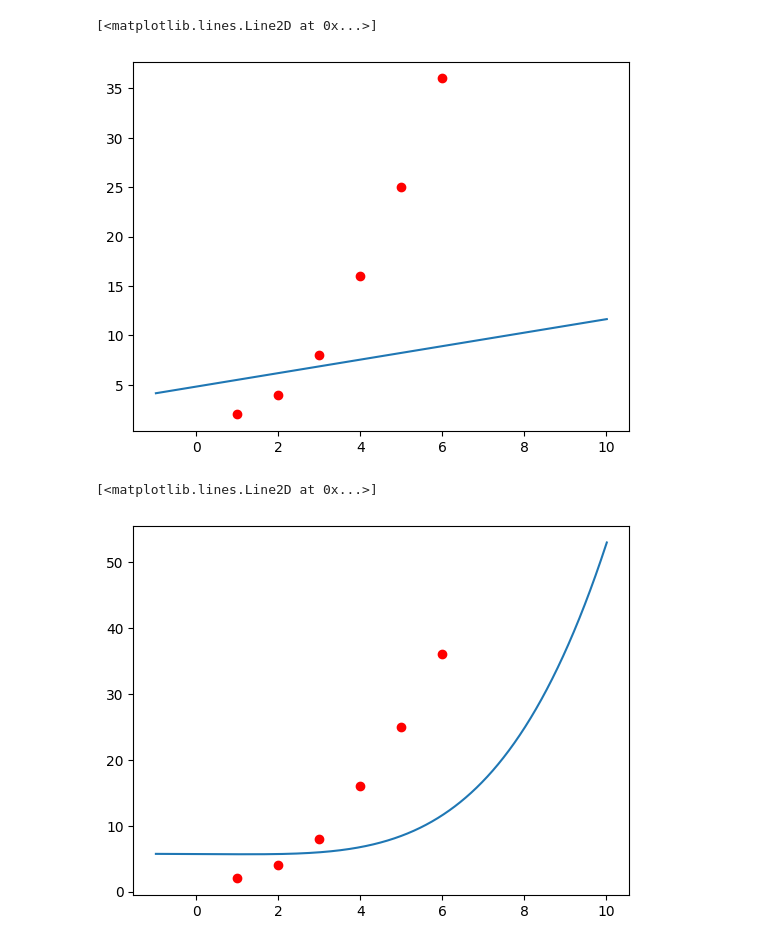
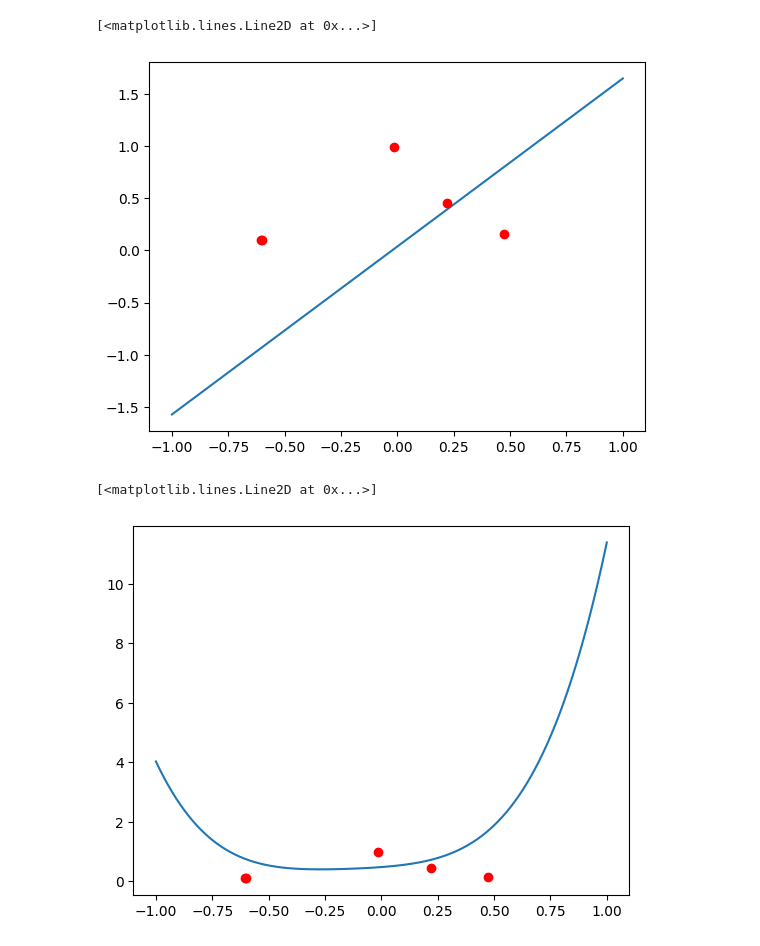
Before and after one commit to Laxharoth/cimat-semester-1, a Jupyter notebook: metodos_numericos/interpolacion/graph_aprox.ipynb, the cells around one changed output. Cells and saved outputs as stored; diff of their text form; code cells hidden in the pictures.

Commit message:
different files to generate graph

```diff
--- a/metodos_numericos/interpolacion/graph_aprox.ipynb
+++ b/metodos_numericos/interpolacion/graph_aprox.ipynb
@@ -9,15 +5,19 @@ realy = np.array([2,4,8,16,25,36])
+# %%
+xs = red.read_vec('vec_out/xs.vec')
+realx = red.read_vec('vec_out/fn1xs_point5.vec')
+realy = red.read_vec('vec_out/fn1ys_point5.vec')
 # %%
-ys = red.read_vec('vec_out/line_ys.vec')
+ys = red.read_vec('vec_out/fn1line_ys5.vec')
 plt.plot(xs, ys)
 plt.plot(realx, realy, 'ro')
 # %% [output]
 [<matplotlib.lines.Line2D at 0x...>]
-[figure, old version]
+[figure, new version]
 # %%
-ys = red.read_vec('vec_out/poly1_ys.vec')
+ys = red.read_vec('vec_out/fn1poly1_ys5.vec')
 plt.plot(xs, ys)
 plt.plot(realx, realy, 'ro')
 # %% [output]
 [<matplotlib.lines.Line2D at 0x...>]
-[figure, old version]
+[figure, new version]
 # %%
```
Also changed, not shown: parts of 5 cells of this notebook, 5 other files.
